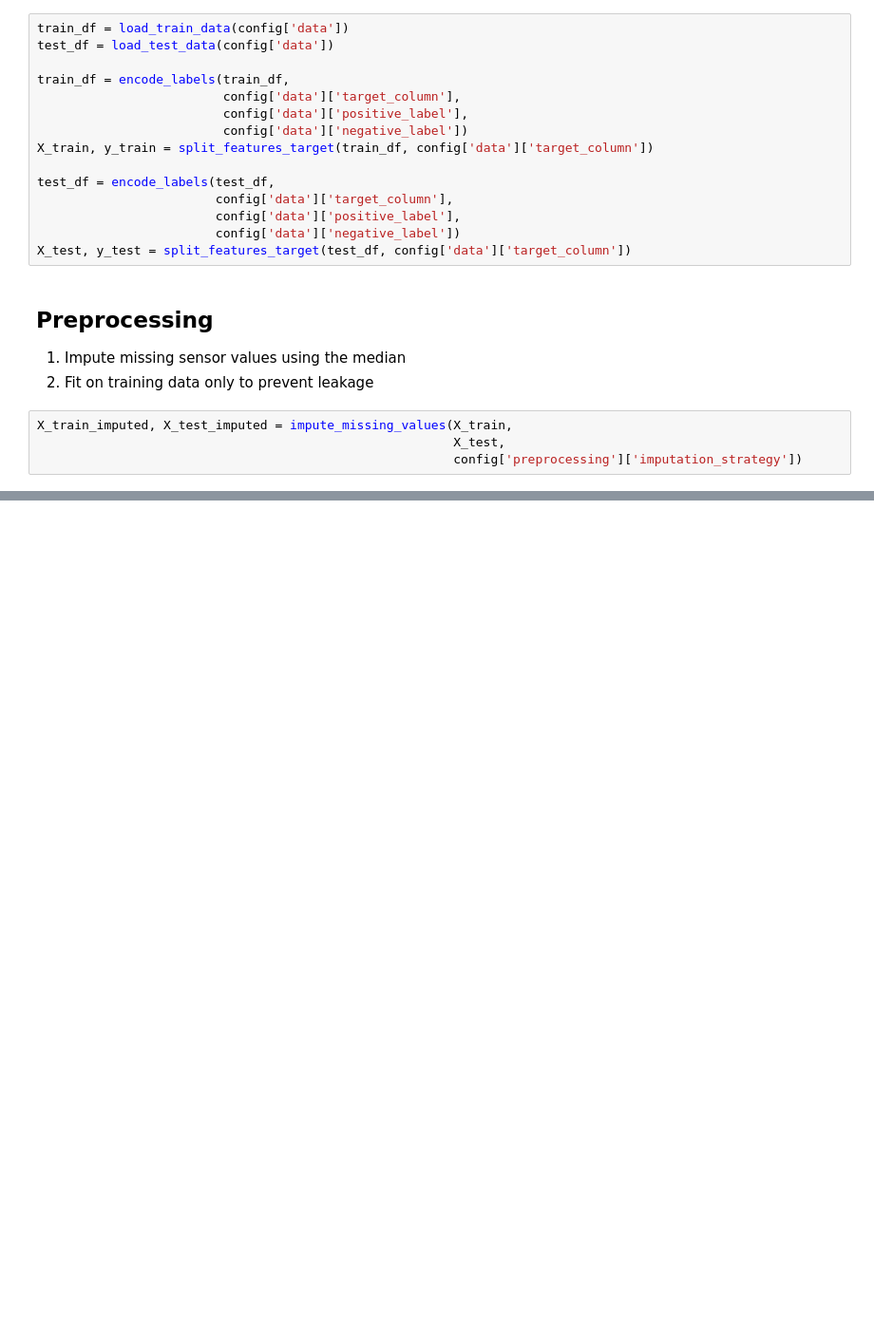
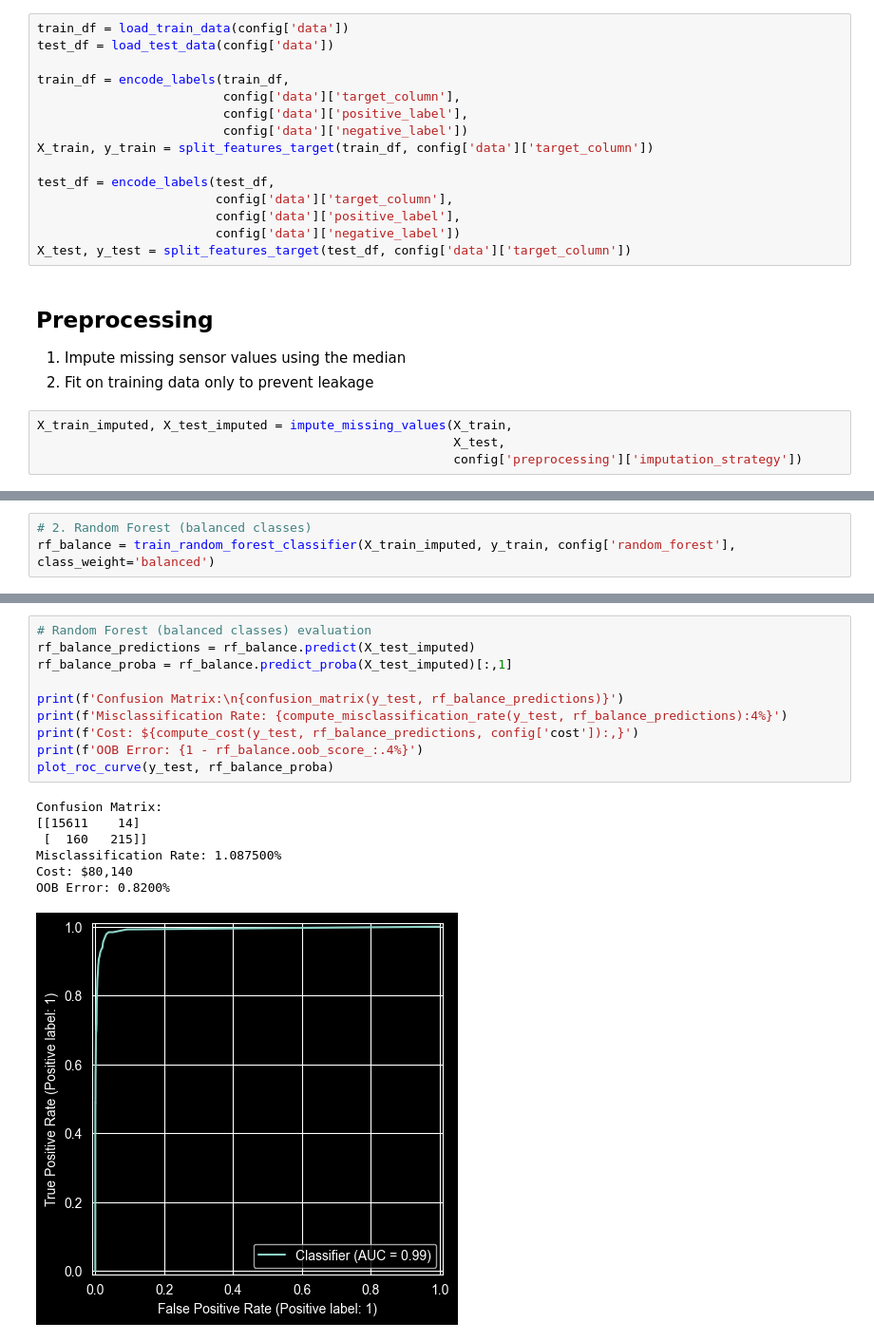
Before and after one commit to dennisdang5/aps-failure-prediction, a Jupyter notebook: notebooks/pipeline.ipynb, the cells around one changed output, grey strips where cells are left out. Shown at 95% size. Saved outputs shown, nothing was run; the diff lists cells and outputs as text; blank space fills up the shorter version.

```diff
--- a/notebooks/pipeline.ipynb
+++ b/notebooks/pipeline.ipynb
@@ -82,0 +101,3 @@ Random Forest Trained, OOB score: 0.9938333333333333
+# %%
+# 2. Random Forest (balanced classes)
+rf_balance = train_random_forest_classifier(X_train_imputed, y_train, config['random_forest'], class_weight='balanced')
@@ -82,0 +135,18 @@ Random Forest Trained, OOB score: 0.9938333333333333
+# %%
+# Random Forest (balanced classes) evaluation
+rf_balance_predictions = rf_balance.predict(X_test_imputed)
+rf_balance_proba = rf_balance.predict_proba(X_test_imputed)[:,1]
+
+print(f'Confusion Matrix:\n{confusion_matrix(y_test, rf_balance_predictions)}')
+print(f'Misclassification Rate: {compute_misclassification_rate(y_test, rf_balance_predictions):4%}')
+print(f'Cost: ${compute_cost(y_test, rf_balance_predictions, config['cost']):,}')
+print(f'OOB Error: {1 - rf_balance.oob_score_:.4%}')
+plot_roc_curve(y_test, rf_balance_proba)
+# %% [output]
+Confusion Matrix:
+[[15611    14]
+ [  160   215]]
+Misclassification Rate: 1.087500%
+Cost: $80,140
+OOB Error: 0.8200%
+[figure, added]
```
Also changed, not shown: parts of 16 cells of this notebook, 1 other file.
